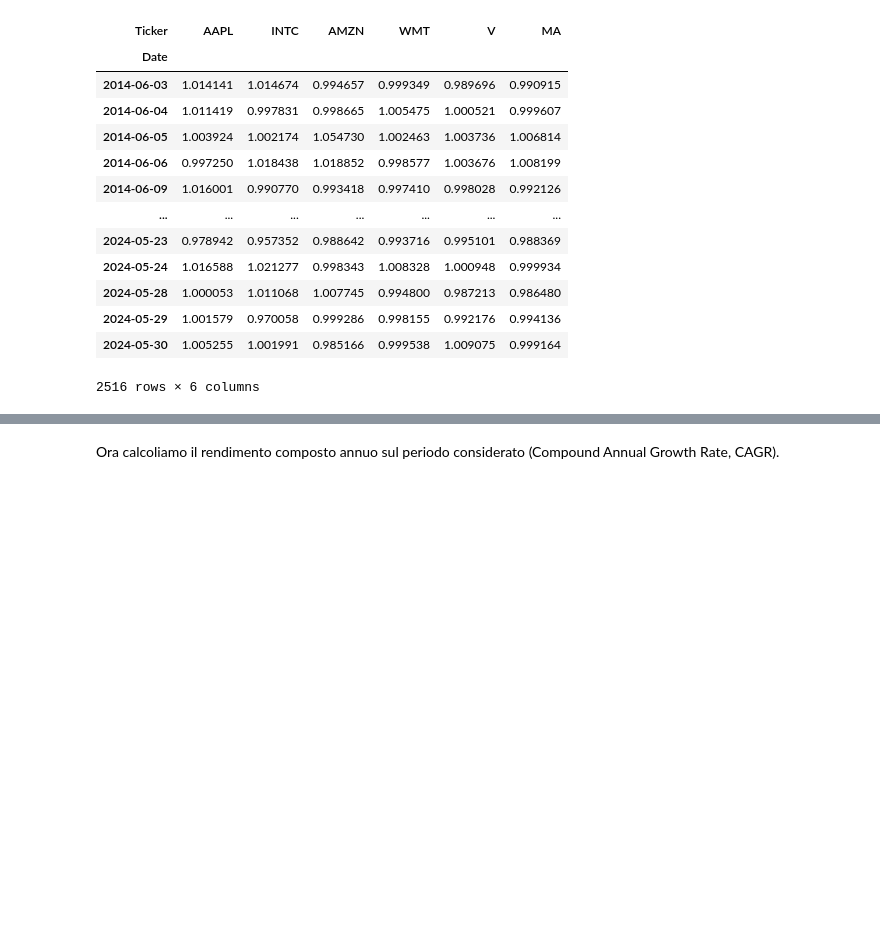
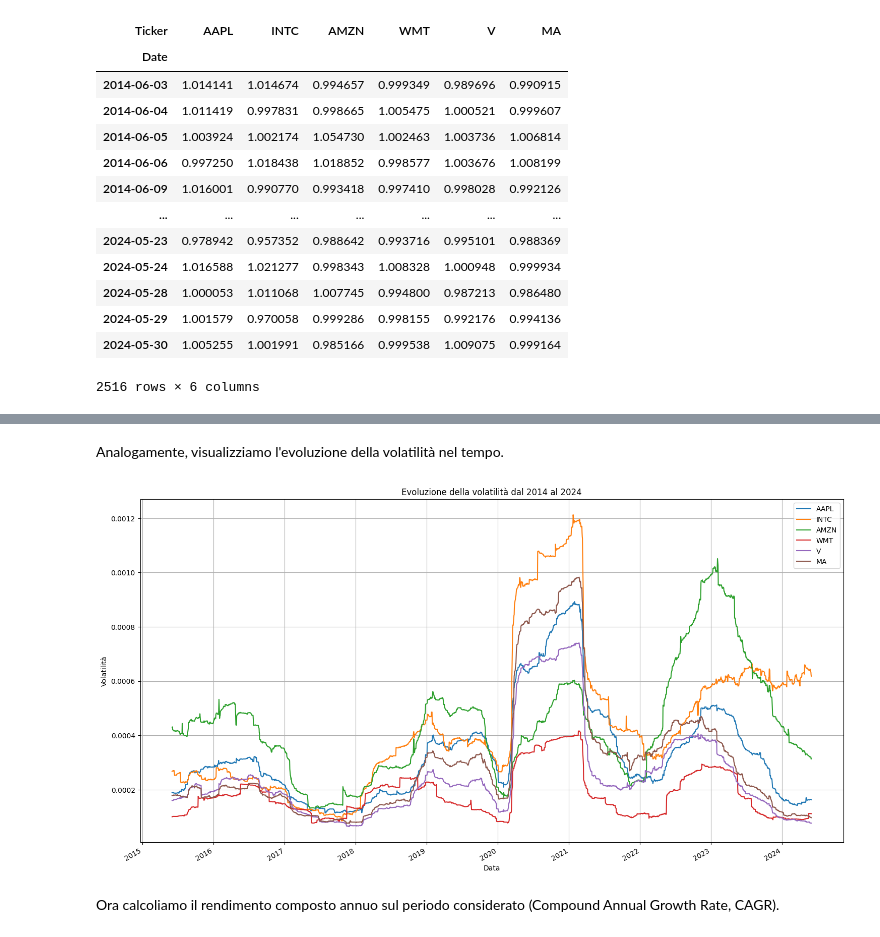
Before and after one commit to Pynci/business-intelligence, a Jupyter notebook: progetto/progetto.ipynb, the cells around one changed output, grey strips where cells are left out. Drawn from its saved outputs; the diff is of its cells as text; code cells hidden in the pictures; blank space fills up the shorter version.

Commit message:
Aggiunta l'evoluzione della volatilità (varianza) negli ultimi 10 anni

```diff
--- a/progetto/progetto.ipynb
+++ b/progetto/progetto.ipynb
@@ -217,3 +240,15 @@ plt.show()
+# %% [markdown]
+Analogamente, visualizziamo l'evoluzione della volatilità nel tempo.
+# %%
+rendimenti_netti_giornalieri.rolling(window=252).var().plot(figsize=(18, 10))
+plt.title('Evoluzione della volatilità annua dal 2014 al 2024')
+plt.xlabel('Data')
+plt.ylabel('Volatilità')
+plt.legend()
+plt.grid(True)
+plt.show()
+# %% [output]
+[figure, added]
 # %% [markdown]
 Ora calcoliamo il rendimento composto annuo sul periodo considerato (Compound Annual Growth Rate, CAGR).
 # %%
```
Also changed, not shown: parts of 7 cells of this notebook, 1 other file.
